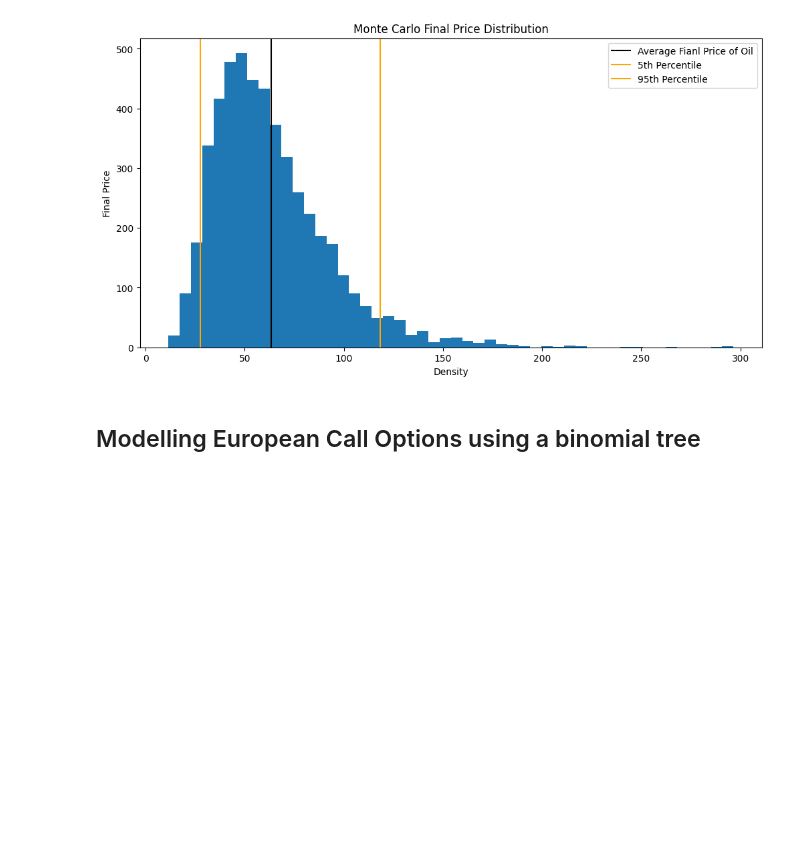
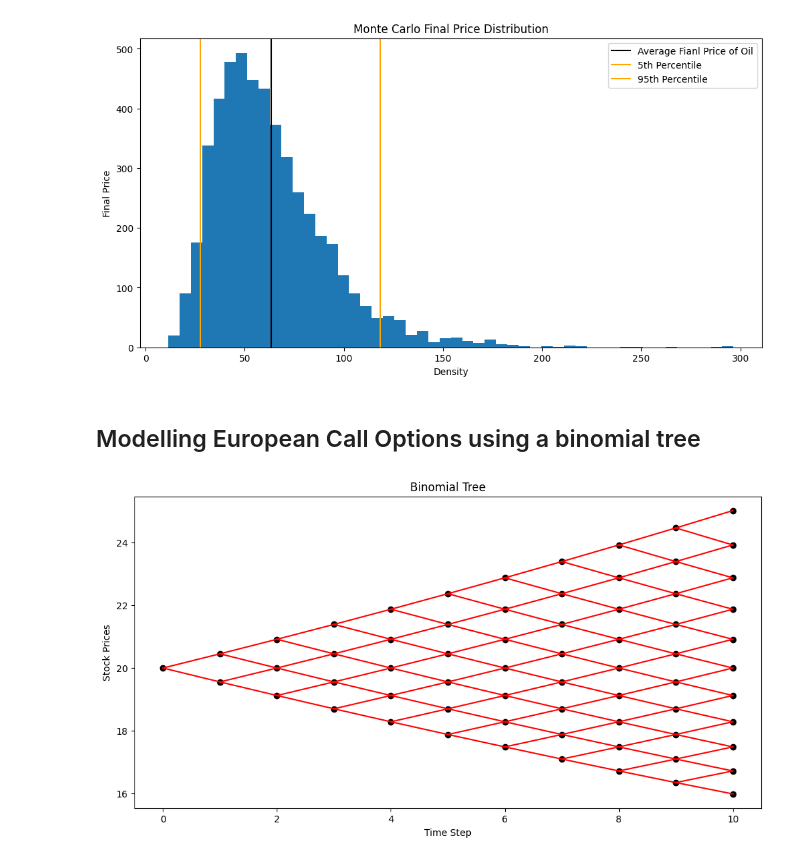
Before and after one commit to maxthebigcoda/Commodity-Modelling-Monte-Carlo-, a Jupyter notebook: Monte_Carlo.ipynb, the cells around one changed output. Cells and saved outputs as stored; diff of their text form; code cells hidden in the pictures; blank space fills up the shorter version.

Commit message:
adding in visual for binomial tree

```diff
--- a/Monte_Carlo.ipynb
+++ b/Monte_Carlo.ipynb
@@ -276,0 +299,30 @@ def binomial_tree_pricing(S0, K, T, r, sigma, N, option_type = "call"):
+# %%
+S0 = 20
+K = 22
+T = 0.5
+r = 0.04
+sigma = 0.1
+N = 10
+
+stock_p, option_p = binomial_tree_pricing(S0,K,T,r,sigma,N)
+# %%
+# x = np.linspace(0,T,N)
+# print(x.shape)
+# need to loop over every point in x to then plot all values of stock at that timestep
+# stock_p = int(stock_p)
+
+plt.figure(figsize = (12,6))
+for i in range(N+1): # each time step
+    for j in range(len(stock_p[i])): #  amount of stock prices at that time step
+        plt.scatter(i, stock_p[i][j], color = 'Black')# plot at each time step every stock price
+        # plt.plot([i, i+1], [stock_p[i][j], stock_p[i+1][j]])
+        # plt.plot([i, i+1], [stock_p[i][j], stock_p[i+1][j+1]]) #need if !!!!!!!!!!!!!!!
+        if i < N:
+            plt.plot([i, i+1], [stock_p[i][j], stock_p[i+1][j]], color = 'r') #plotting the downs (point to first point)
+            plt.plot([i, i+1], [stock_p[i][j], stock_p[i+1][j+1]], color = 'r')#ploltting the ups (point to last point)
+plt.title('Binomial Tree')
+plt.xlabel('Time Step')
+plt.ylabel('Stock Prices')
+plt.show()
+# %% [output]
+[figure, added]
```
Also changed, not shown: parts of 1 cell of this notebook.
